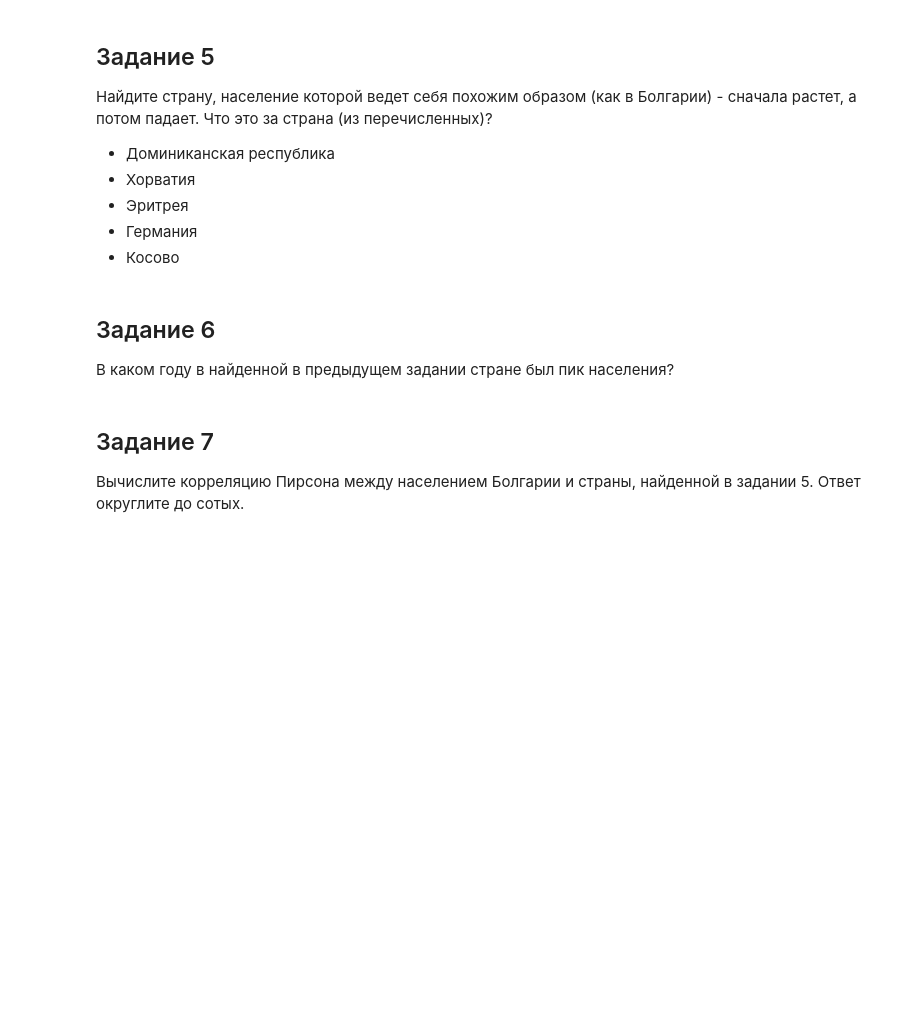
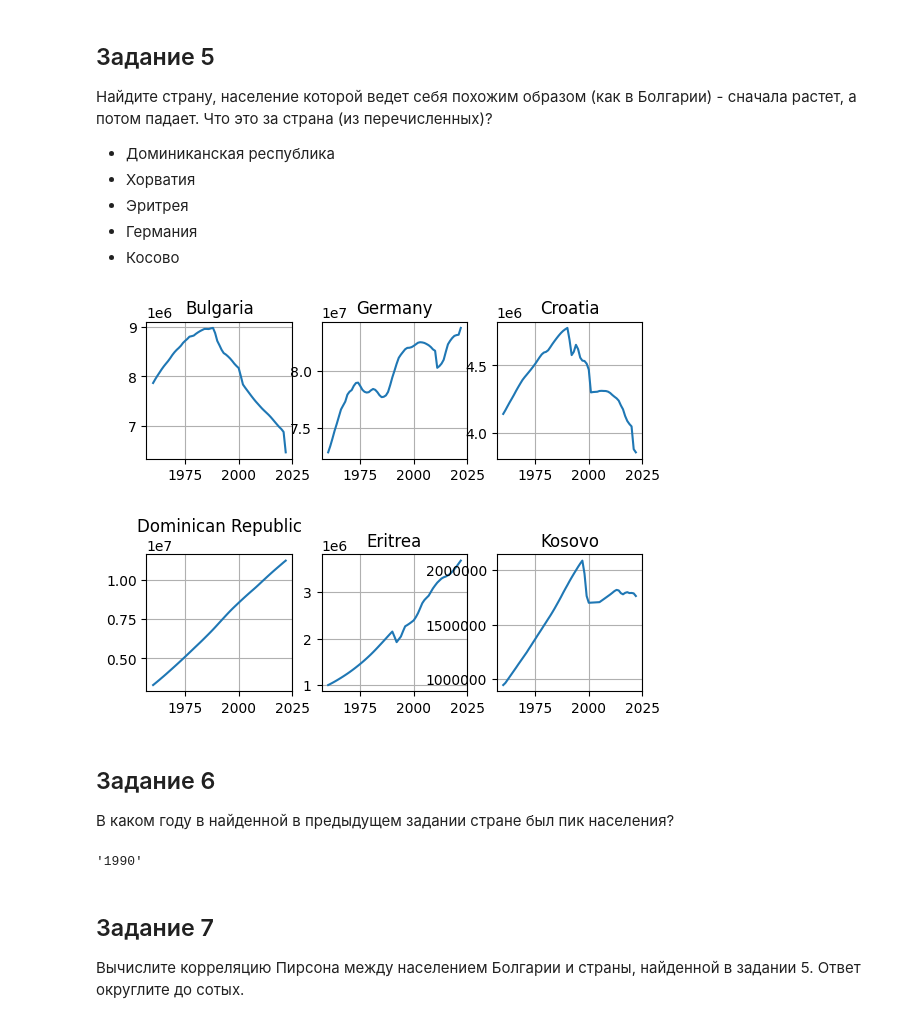
Before and after one commit to sergeiperel/start_in_ds, a Jupyter notebook: basics_of_analytics/analytics_HT_task.ipynb, the cells around one changed output. Saved outputs shown, nothing was run; the diff lists cells and outputs as text; code cells hidden in the pictures; blank space fills up the shorter version.

```diff
--- a/basics_of_analytics/analytics_HT_task.ipynb
+++ b/basics_of_analytics/analytics_HT_task.ipynb
@@ -81,12 +135,55 @@ plt.plot(years, aruba_population, '-')
 * Косово
 # %%
 # ваш код здесь
+# %%
+bulgaria_population = df[df['Country Name'] == 'Bulgaria'].values[0][1:]
+germany_population = df[df['Country Name'] == 'Germany'].values[0][1:]
+croatia_population = df[df['Country Name'] == 'Croatia'].values[0][1:]
+dominicana_population = df[df['Country Name'] == 'Dominican Republic'].values[0][1:]
+eritrea_population = df[df['Country Name'] == 'Eritrea'].values[0][1:]
+kosovo_population = df[df['Country Name'] == 'Kosovo'].values[0][1:]
+# %%
+fig, axs = plt.subplots(2, 3)
+axs[0][0].plot(years, bulgaria_population)
+axs[0][0].set_title('Bulgaria')
+axs[0][0].grid()
+
+axs[0][1].plot(years, germany_population)
+axs[0][1].set_title('Germany')
+axs[0][1].grid()
+
+axs[0][2].plot(years, croatia_population)
+axs[0][2].set_title('Croatia')
+axs[0][2].grid()
+
+axs[1][0].plot(years, dominicana_population)
+axs[1][0].set_title('Dominican Republic')
+axs[1][0].grid()
+
+axs[1][1].plot(years, eritrea_population)
+axs[1][1].set_title('Eritrea')
+axs[1][1].grid()
+
+axs[1][2].plot(years, kosovo_population)
+axs[1][2].set_title('Kosovo')
+axs[1][2].grid()
+
+plt.subplots_adjust(hspace = 0.7)
+plt.ticklabel_format(style='plain')
+plt.show()
+# %% [output]
+[figure, added]
 # %% [markdown]
 ## Задание 6
 
 В каком году в найденной в предыдущем задании стране был пик населения?
 # %%
 # ваш код здесь
+# %%
+col = df.columns.tolist()
+col[list(croatia_population).index(max(croatia_population)) + 1]
+# %% [output]
+'1990'
 # %% [markdown]
 ## Задание 7
 
```
Also changed, not shown: parts of 18 cells of this notebook.
